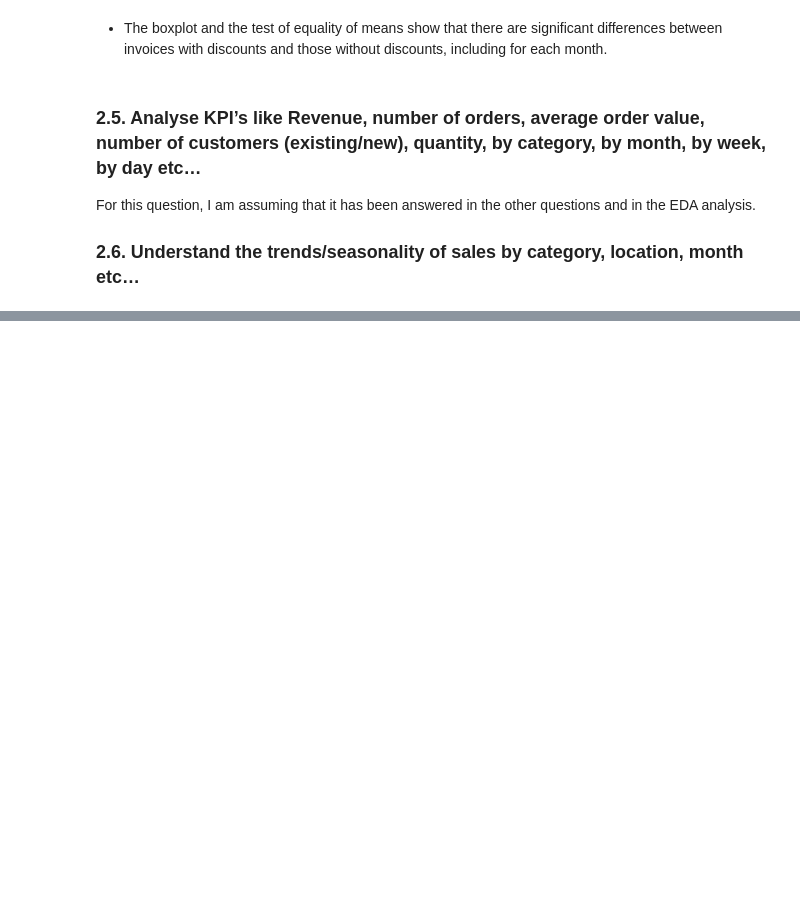
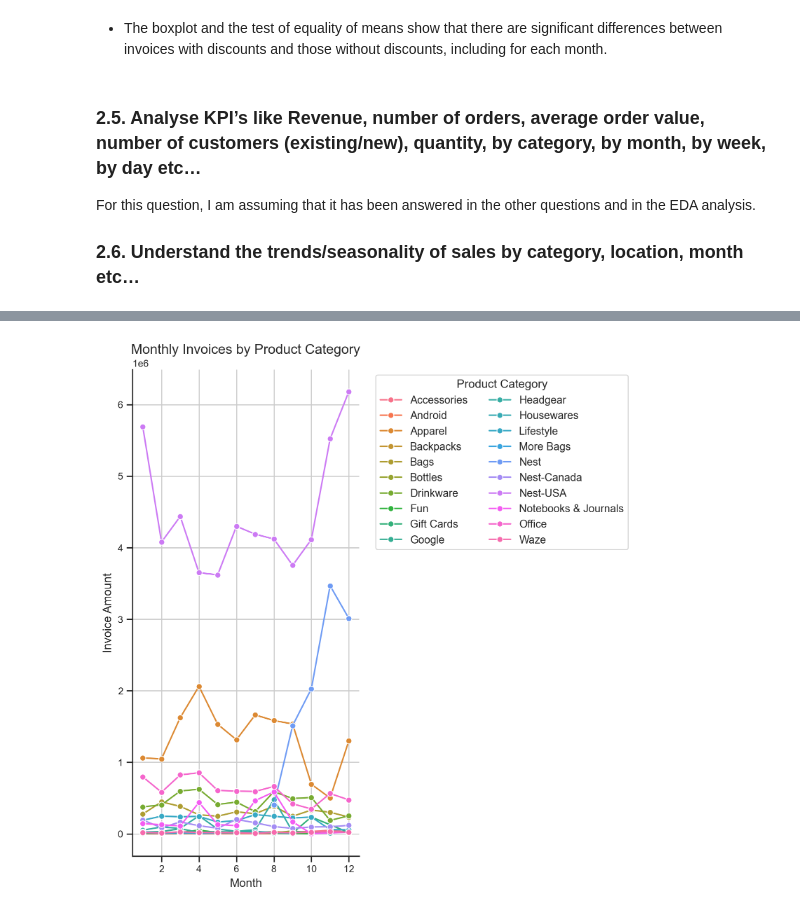
Before and after one commit to mateusengq/MKT-INSIGHTS-ECOMMERCE, a Jupyter notebook: Business_Questions.ipynb, the cells around one changed output, grey strips where cells are left out. Cells and saved outputs as stored; diff of their text form; code cells hidden in the pictures; blank space fills up the shorter version.

```diff
--- a/Business_Questions.ipynb
+++ b/Business_Questions.ipynb
@@ -662,3 +662,9 @@ anova_df
 For this question, I am assuming that it has been answered in the other questions and in the EDA analysis.
 
 ### 2.6. Understand the trends/seasonality of sales by category, location, month etc…
+# %%
+# Category
+
+invoice_categories = data_tmp[['Transaction_Date', 'Invoice','Product_Category_x', 'month']]
+invoice_categories = invoice_categories.groupby(['Product_Category_x', 'month'])['Invoice'].agg(sum).reset_index()
+invoice_categories
@@ -664,0 +685,19 @@ For this question, I am assuming that it has been answered in the other question
+# %%
+# Plotting the line graph
+fig, ax = plt.subplots(1, 1, figsize=(8, 8))
+sns.lineplot(data=invoice_categories, x='month', y='Invoice', hue='Product_Category_x', marker='o', ax=ax)
+
+# Adding titles and labels
+ax.set_title('Monthly Invoices by Product Category')
+ax.set_xlabel('Month')
+ax.set_ylabel('Invoice Amount')
+ax.grid(True)
+
+# Positioning the legend outside the plot area
+legend = ax.legend(title='Product Category', bbox_to_anchor=(1.05, 1), loc='upper left', ncol=2)
+
+# Show the boxplot
+plt.tight_layout()
+plt.show()
+# %% [output]
+[figure, added]
```
Also changed, not shown: parts of 3 cells of this notebook, 1 other file.
